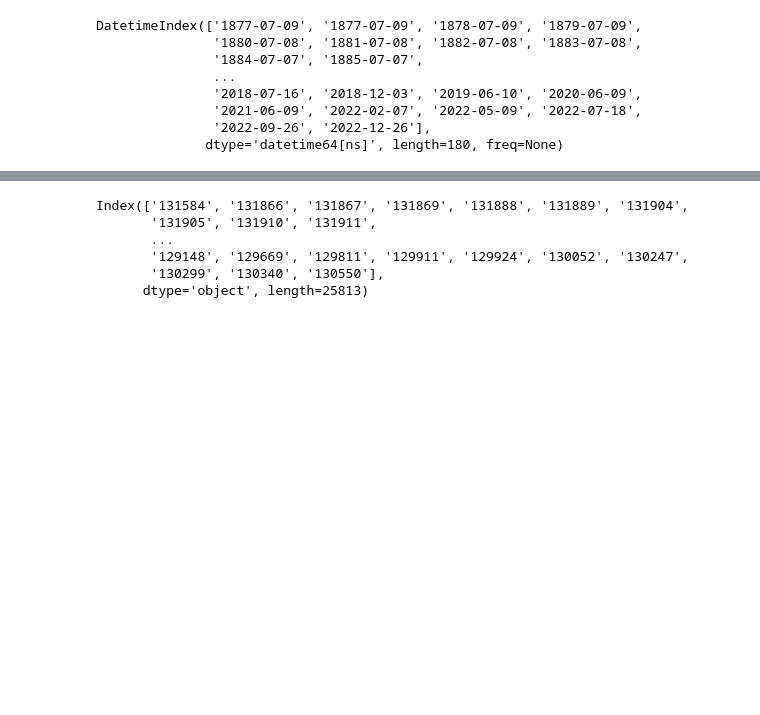
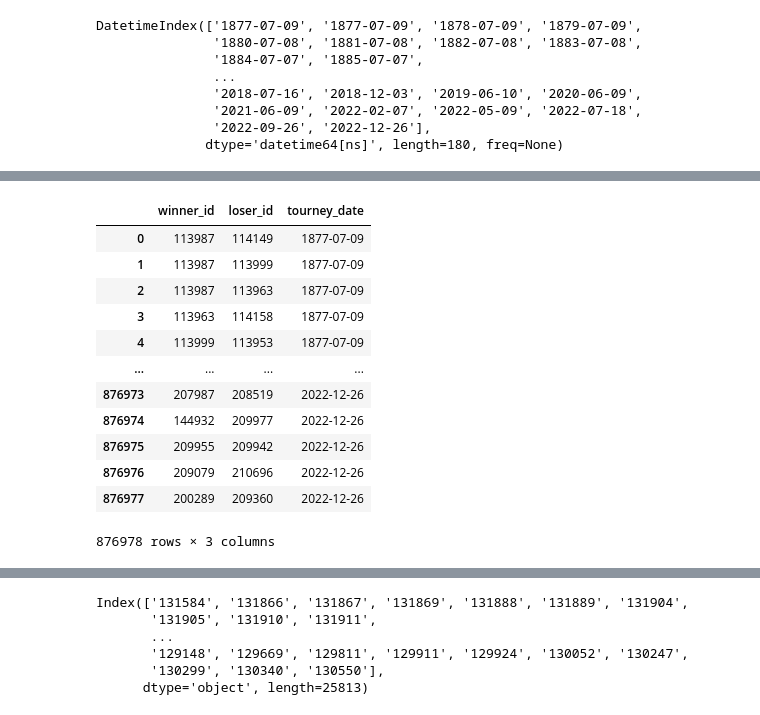
Before and after one commit to wcmohr/wcmohr_portfolio, a Jupyter notebook: Notebooks/Testing.ipynb, the cells around one changed output, grey strips where cells are left out. Cells and saved outputs as stored; diff of their text form; code cells hidden in the pictures; blank space fills up the shorter version.

```diff
--- a/Notebooks/Testing.ipynb
+++ b/Notebooks/Testing.ipynb
@@ -92 +127,17 @@ def get_recent_rating_rd_wp(ratingsHistory_df,rdHistory_df,tourney_date,winner_i
     return winner_rating, winner_rd, loser_rating, loser_rd, wp
+# %%
+singles_matches[['winner_id','loser_id','tourney_date']]
+# %% [output]
+|  | winner_id | loser_id | tourney_date |
+| 0 | 113987 | 114149 | 1877-07-09 |
+| 1 | 113987 | 113999 | 1877-07-09 |
+| 2 | 113987 | 113963 | 1877-07-09 |
+| 3 | 113963 | 114158 | 1877-07-09 |
+| 4 | 113999 | 113953 | 1877-07-09 |
+| ... | ... | ... | ... |
+| 876973 | 207987 | 208519 | 2022-12-26 |
+| 876974 | 144932 | 209977 | 2022-12-26 |
+| 876975 | 209955 | 209942 | 2022-12-26 |
+| 876976 | 209079 | 210696 | 2022-12-26 |
+| 876977 | 200289 | 209360 | 2022-12-26 |
+876978 rows × 3 columns
```
Also changed, not shown: parts of 10 cells of this notebook, 1 other file.
